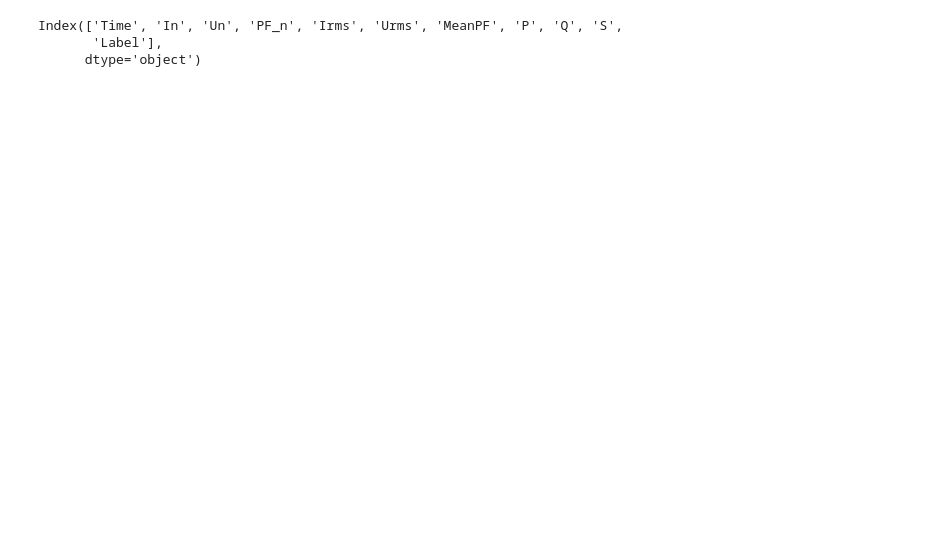
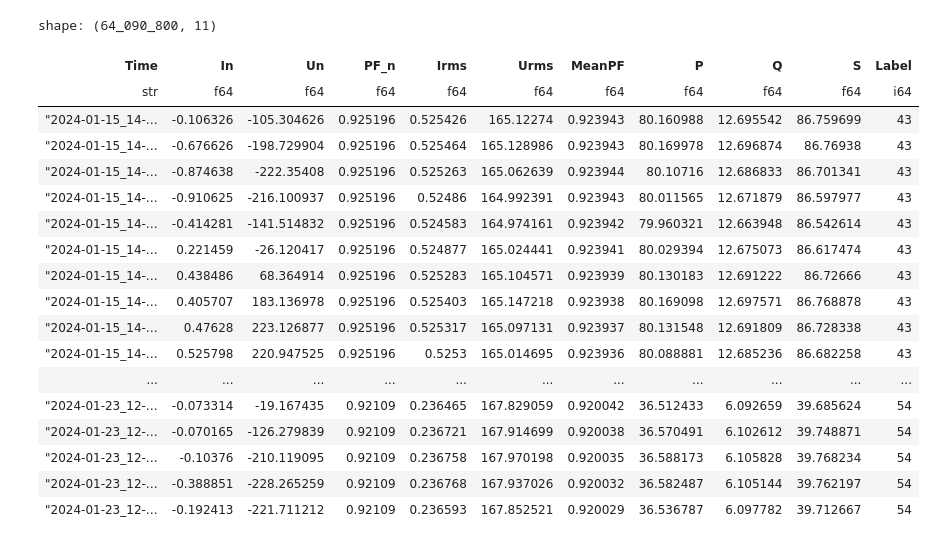
Before and after one commit to myLab-UET/nilm_physical_feature, a Jupyter notebook: src/data-preprocessing/vndale1/plot_transform_data.ipynb, the cells around one changed output. Cells and saved outputs as stored; diff of their text form; code cells hidden in the pictures; blank space fills up the shorter version.

```diff
--- a/src/data-preprocessing/vndale1/plot_transform_data.ipynb
+++ b/src/data-preprocessing/vndale1/plot_transform_data.ipynb
@@ -86,6 +9,25 @@ plot_time_series("S", check_dfs, starts=starts, ends=ends)
-# %%
-check_dfs[0].columns
-# %% [output]
-Index(['Time', 'In', 'Un', 'PF_n', 'Irms', 'Urms', 'MeanPF', 'P', 'Q', 'S',
-       'Label'],
-      dtype='object')
+# %%
+label_encoder = get_label_encoder("vndale1")
+train_df = get_vndale1_data("train", rms_window_size=1800)
+# %%
+train_df
+# %% [output]
+shape: (64_090_800, 11)
+| Time | In | Un | PF_n | Irms | Urms | MeanPF | P | Q | S | Label |
+| str | f64 | f64 | f64 | f64 | f64 | f64 | f64 | f64 | f64 | i64 |
+| "2024-01-15_14-… | -0.106326 | -105.304626 | 0.925196 | 0.525426 | 165.12274 | 0.923943 | 80.160988 | 12.695542 | 86.759699 | 43 |
+| "2024-01-15_14-… | -0.676626 | -198.729904 | 0.925196 | 0.525464 | 165.128986 | 0.923943 | 80.169978 | 12.696874 | 86.76938 | 43 |
+| "2024-01-15_14-… | -0.874638 | -222.35408 | 0.925196 | 0.525263 | 165.062639 | 0.923944 | 80.10716 | 12.686833 | 86.701341 | 43 |
+| "2024-01-15_14-… | -0.910625 | -216.100937 | 0.925196 | 0.52486 | 164.992391 | 0.923943 | 80.011565 | 12.671879 | 86.597977 | 43 |
+| "2024-01-15_14-… | -0.414281 | -141.514832 | 0.925196 | 0.524583 | 164.974161 | 0.923942 | 79.960321 | 12.663948 | 86.542614 | 43 |
+| "2024-01-15_14-… | 0.221459 | -26.120417 | 0.925196 | 0.524877 | 165.024441 | 0.923941 | 80.029394 | 12.675073 | 86.617474 | 43 |
+| "2024-01-15_14-… | 0.438486 | 68.364914 | 0.925196 | 0.525283 | 165.104571 | 0.923939 | 80.130183 | 12.691222 | 86.72666 | 43 |
+| "2024-01-15_14-… | 0.405707 | 183.136978 | 0.925196 | 0.525403 | 165.147218 | 0.923938 | 80.169098 | 12.697571 | 86.768878 | 43 |
+| "2024-01-15_14-… | 0.47628 | 223.126877 | 0.925196 | 0.525317 | 165.097131 | 0.923937 | 80.131548 | 12.691809 | 86.728338 | 43 |
+| "2024-01-15_14-… | 0.525798 | 220.947525 | 0.925196 | 0.5253 | 165.014695 | 0.923936 | 80.088881 | 12.685236 | 86.682258 | 43 |
+| ... | ... | ... | ... | ... | ... | ... | ... | ... | ... | ... |
+| "2024-01-23_12-… | -0.073314 | -19.167435 | 0.92109 | 0.236465 | 167.829059 | 0.920042 | 36.512433 | 6.092659 | 39.685624 | 54 |
+| "2024-01-23_12-… | -0.070165 | -126.279839 | 0.92109 | 0.236721 | 167.914699 | 0.920038 | 36.570491 | 6.102612 | 39.748871 | 54 |
+| "2024-01-23_12-… | -0.10376 | -210.119095 | 0.92109 | 0.236758 | 167.970198 | 0.920035 | 36.588173 | 6.105828 | 39.768234 | 54 |
+| "2024-01-23_12-… | -0.388851 | -228.265259 | 0.92109 | 0.236768 | 167.937026 | 0.920032 | 36.582487 | 6.105144 | 39.762197 | 54 |
+| "2024-01-23_12-… | -0.192413 | -221.711212 | 0.92109 | 0.236593 | 167.852521 | 0.920029 | 36.536787 | 6.097782 | 39.712667 | 54 |
```
Also changed, not shown: parts of 8 cells of this notebook, 13 other files.
